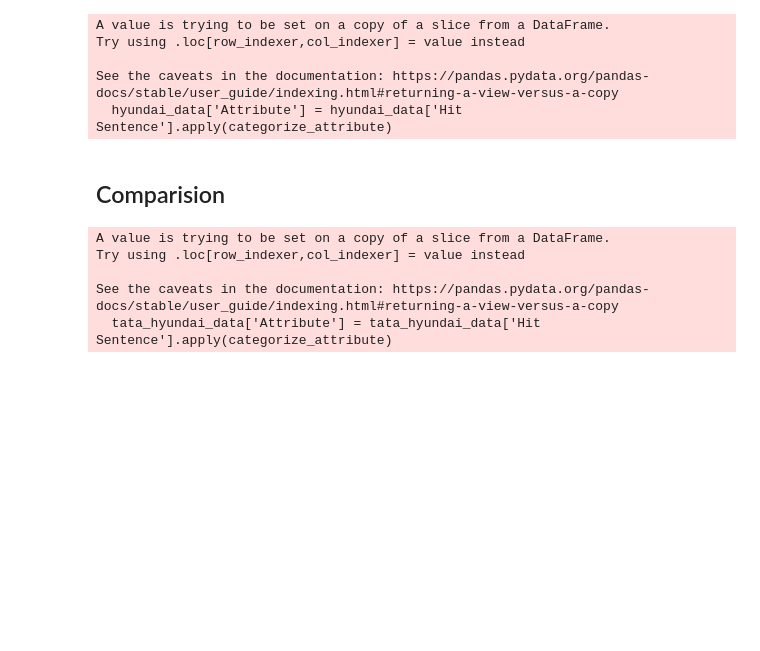
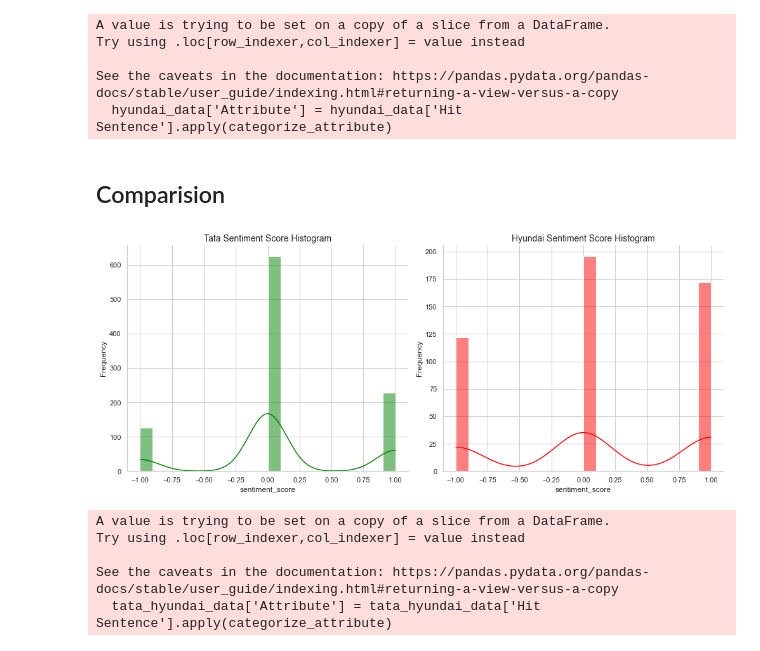
Before and after one commit to rbhattar07/Tata-Motors--Consumer-Favorability-Analysis, a Jupyter notebook: main.ipynb, the cells around one changed output. Saved outputs shown, nothing was run; the diff lists cells and outputs as text; code cells hidden in the pictures; blank space fills up the shorter version.

```diff
--- a/main.ipynb
+++ b/main.ipynb
@@ -613,6 +613,28 @@ See the caveats in the documentation: https://pandas.pydata.org/pandas-docs/stab
   hyundai_data['Attribute'] = hyundai_data['Hit Sentence'].apply(categorize_attribute)
 # %% [markdown]
 ## Comparision
+# %%
+sns.set_style('whitegrid')
+
+fig, (ax1, ax2) = plt.subplots(1, 2, figsize=(14, 6))
+
+sns.histplot(data=tata_data, x='sentiment_score', bins=20, kde=True, ax=ax1, color='green')
+ax1.set_title('Tata Sentiment Score Histogram', fontsize=14)
+
+sns.histplot(data=hyundai_data, x='sentiment_score', bins=20, kde=True, ax=ax2, color='red')
+ax2.set_title('Hyundai Sentiment Score Histogram', fontsize=14)
+
+ax1.set(ylabel='Frequency')
+sns.despine(ax=ax1)
+
+ax2.set(ylabel='Frequency')
+sns.despine(ax=ax2)
+
+plt.tight_layout()
+
+plt.show()
+# %% [output]
+[figure, added]
 # %%
 ''' Analyzing and Categorizing Average Sentiment Scores for Tata Cars with a Focus on Attributes Including
 Safety, Fuel Efficiency, Accessories, and ICE vs. EV '''
```
